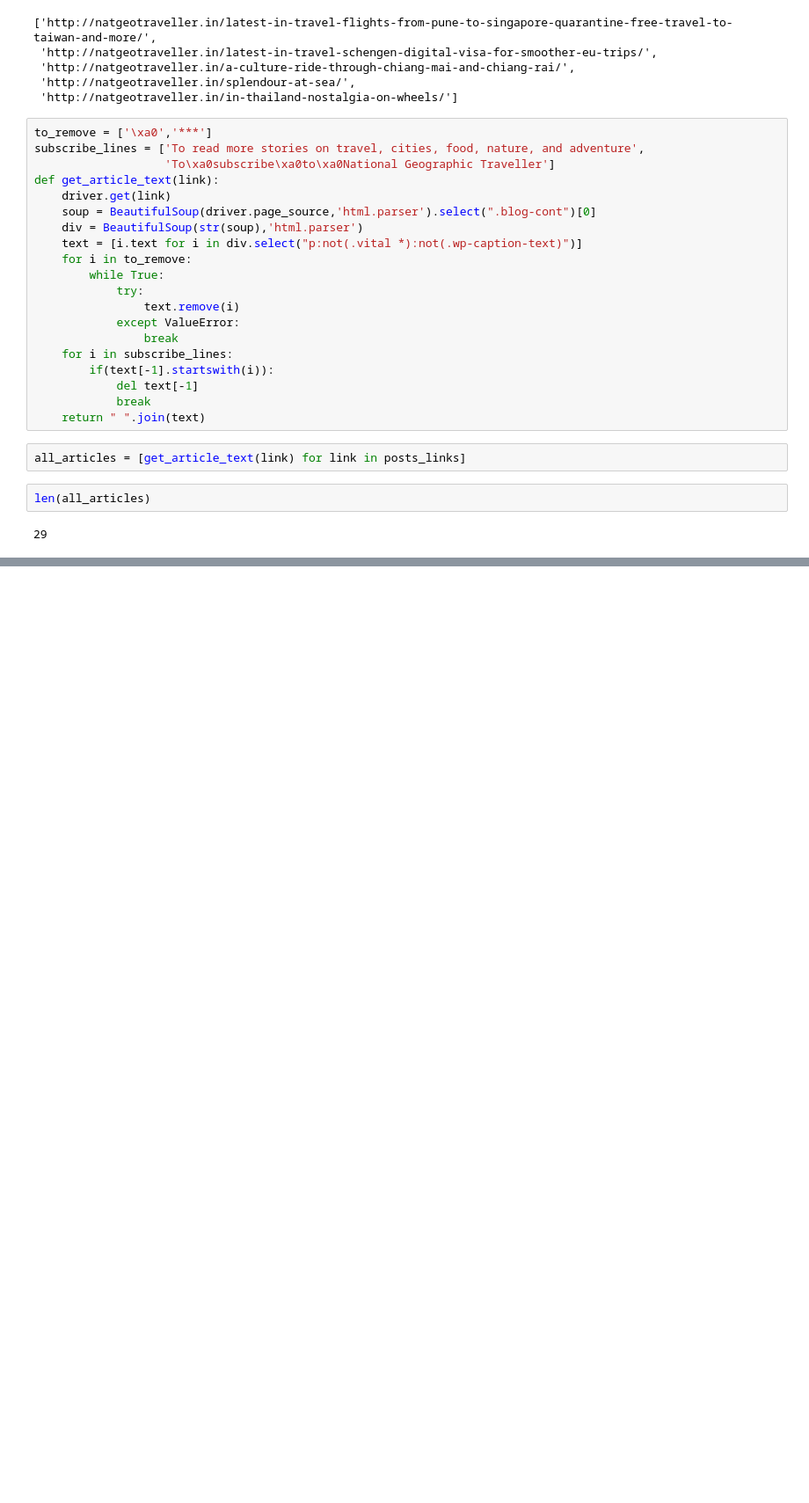
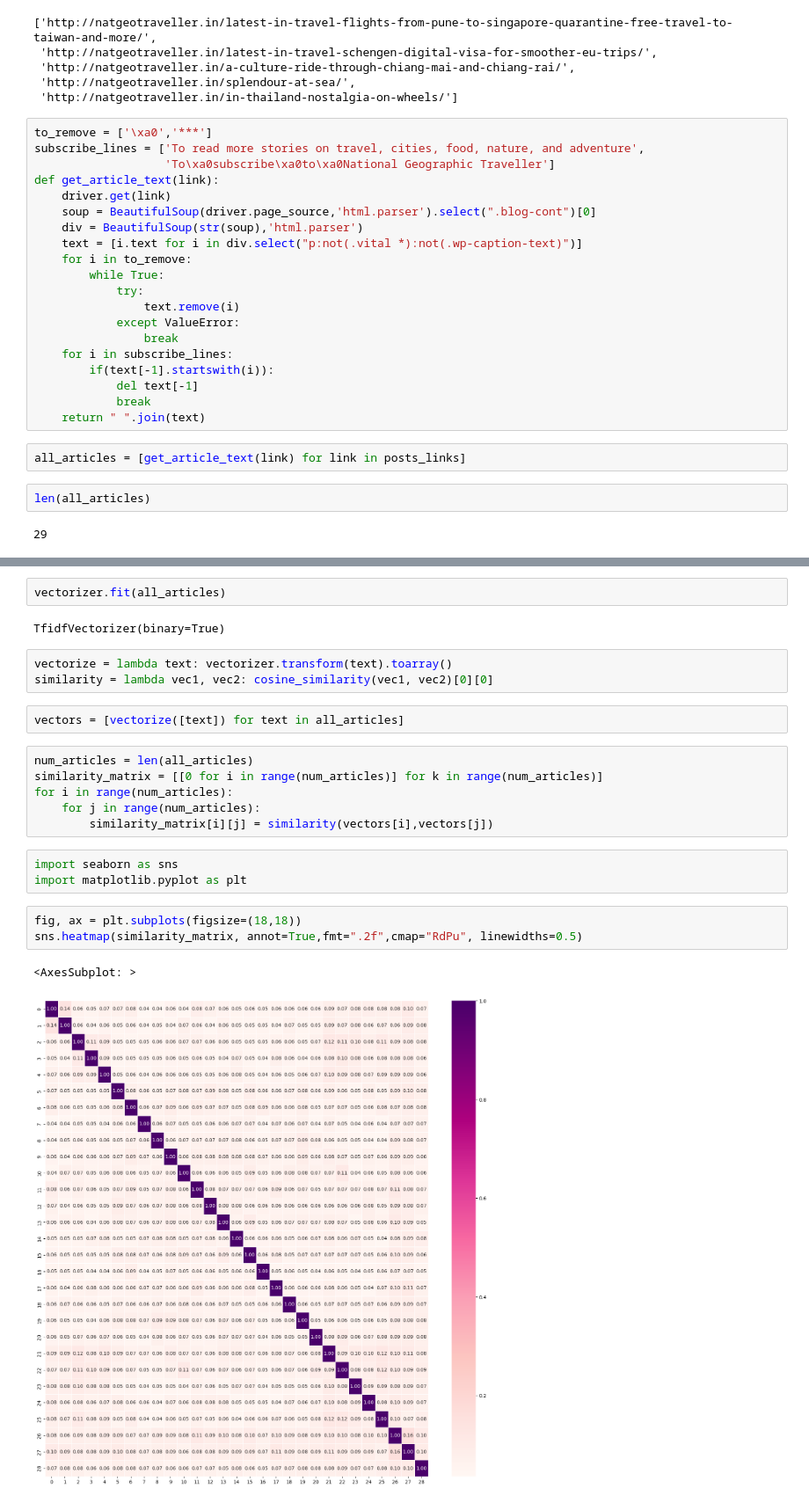
Before and after one commit to ade3l/Writer-Originality-analysis, a Jupyter notebook: Code.ipynb, the cells around one changed output, grey strips where cells are left out. Shown at 88% size. Saved outputs shown, nothing was run; the diff lists cells and outputs as text; blank space fills up the shorter version.

Commit message:
draw the heatmap

```diff
--- a/Code.ipynb
+++ b/Code.ipynb
@@ -77,0 +59,24 @@ import numpy as np
+# %%
+vectorizer.fit(all_articles)
+# %% [output]
+TfidfVectorizer(binary=True)
+# %%
+vectorize = lambda text: vectorizer.transform(text).toarray()
+similarity = lambda vec1, vec2: cosine_similarity(vec1, vec2)[0][0]
+# %%
+vectors = [vectorize([text]) for text in all_articles]
+# %%
+num_articles = len(all_articles)
+similarity_matrix = [[0 for i in range(num_articles)] for k in range(num_articles)]
+for i in range(num_articles):
+    for j in range(num_articles):
+        similarity_matrix[i][j] = similarity(vectors[i],vectors[j])
+# %%
+import seaborn as sns
+import matplotlib.pyplot as plt
+# %%
+fig, ax = plt.subplots(figsize=(18,18))
+sns.heatmap(similarity_matrix, annot=True,fmt=".2f",cmap="RdPu", linewidths=0.5)
+# %% [output]
+<AxesSubplot: >
+[figure, added]
```
Also changed, not shown: parts of 9 cells of this notebook.
